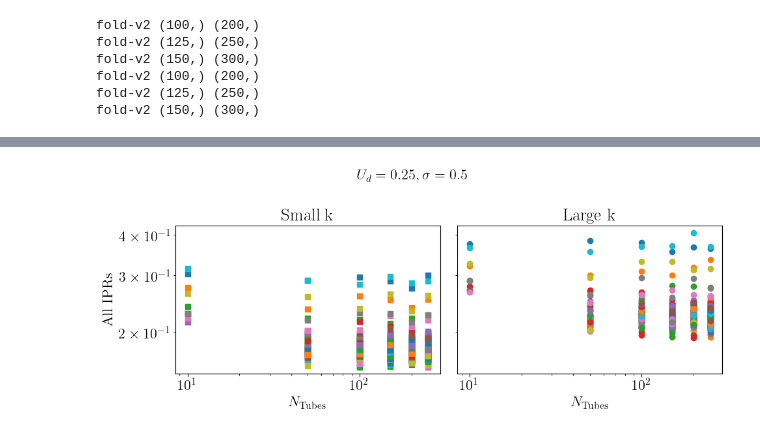
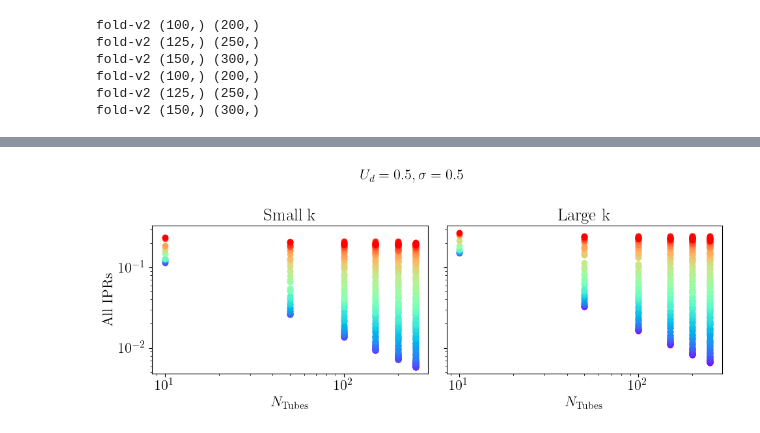
Before and after one commit to ofeypolv/dipbec, a Jupyter notebook: runs.ipynb, the cells around one changed output, grey strips where cells are left out. Cells and saved outputs as stored; diff of their text form; code cells hidden in the pictures.

```diff
--- a/runs.ipynb
+++ b/runs.ipynb
@@ -265,7 +267,7 @@ Ud2 = 0.25
 Ud3 = 0.5
 
 sigma = sigma3
-Ud = Ud2
+Ud = Ud3
 
 kx_small = 0.1
 kx_large = 2.0
@@ -300,32 +289,35 @@ array([0.28931658, 0.23608135, 0.22097362, 0.19620819, 0.18685737,
 # %%
 fig, (ax1, ax2) = plt.subplots(1,2, figsize=(10,4), sharey=True)
 
 ax1.set_yscale('log')
 ax2.set_yscale('log')
 ax1.set_xscale('log')
 ax2.set_xscale('log')
 
+
 for i in range(len(NtAr)):
+    colors = cm.rainbow(np.linspace(0, 1, len(iprN_sk[i])))
     for j in range(len(iprN_sk[i])):
-        ax1.scatter(NtAr[i] , iprN_sk[i][j], marker='s')
-        ax2.scatter(NtAr[i] , iprN_lk[i][j], marker='o')
+        #color_key = tuple(colors[j])  # Convert numpy array to tuple
+        ax1.scatter(NtAr[i] , iprN_sk[i][j], color=colors[j])
+        ax2.scatter(NtAr[i] , iprN_lk[i][j], color=colors[j])
 
 ax1.set_ylabel(r"All IPRs")
 ax1.set_xlabel(r"$N_{\rm Tubes}$")
 
 ax1.set_title('Small k')
 #ax1.legend(loc='best')
 
 ax2.set_xlabel(r"$N_{\rm Tubes}$")
 ax2.set_title('Large k')
 
 fig.suptitle(r"$U_d = {}, \sigma = {}$".format(Ud, sigma), fontsize=16)
 fig.tight_layout()
 #plt.savefig('fig_Nt.pdf', format='pdf', bbox_inches='tight') # uncomment to save the figure
 
 plt.show()
 # %% [output]
-[figure, old version]
+[figure, new version]
 # %%
 # let us look at IPR at fix U, as a function of Ud for three values of sigma
 # at small k (_sk) and large k (_lk), for N=100 tubes
```
Also changed, not shown: parts of 11 cells of this notebook, 12 other files.
